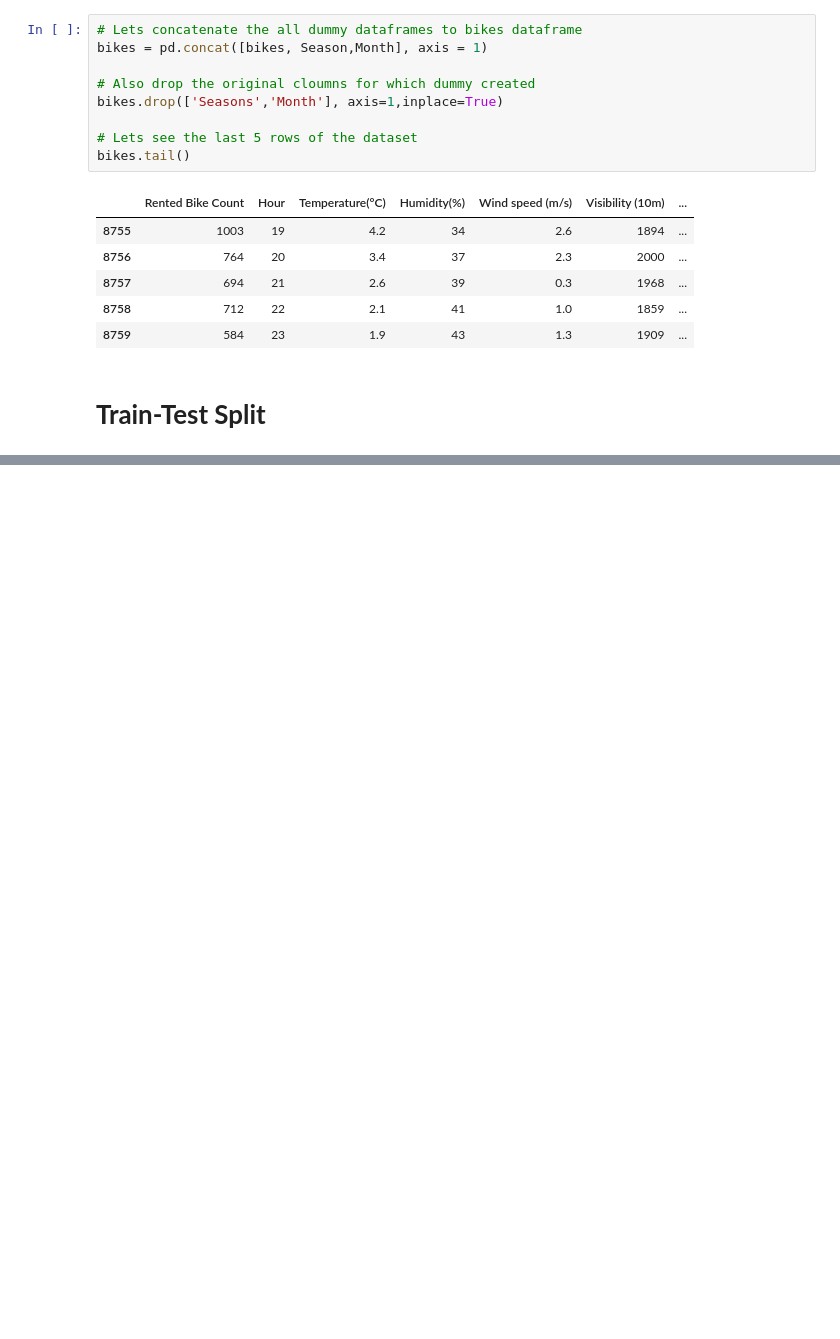
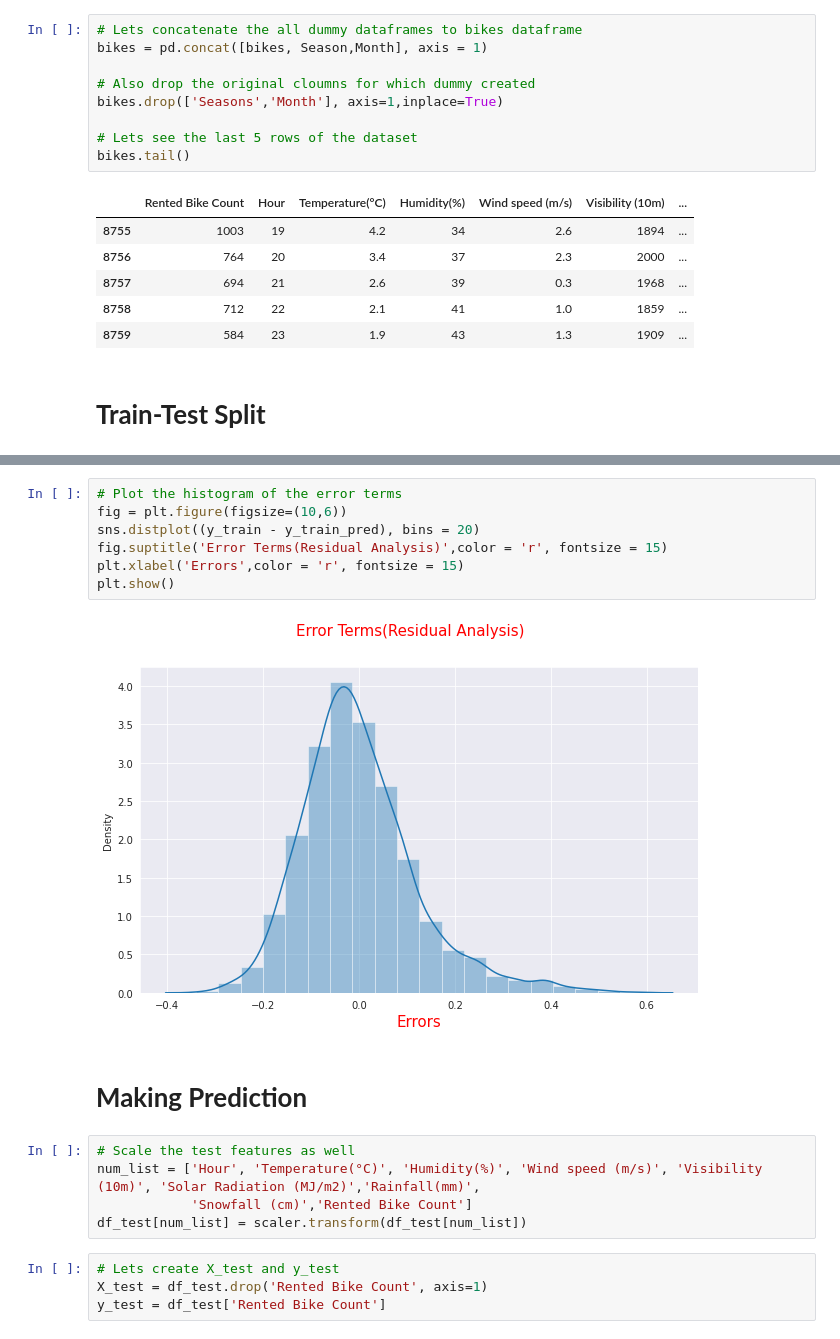
Before and after one commit to Ramesh9394/Portfolio_DS, a Jupyter notebook: Bike_Sharing_Demand_Prediction_Capstone_Project.ipynb, the cells around one changed output, grey strips where cells are left out. Cells and saved outputs as stored; diff of their text form; blank space fills up the shorter version.

```diff
--- a/Bike_Sharing_Demand_Prediction_Capstone_Project.ipynb
+++ b/Bike_Sharing_Demand_Prediction_Capstone_Project.ipynb
@@ -432,0 +634,20 @@ bikes.tail()
+# %%
+# Plot the histogram of the error terms
+fig = plt.figure(figsize=(10,6))
+sns.distplot((y_train - y_train_pred), bins = 20)
+fig.suptitle('Error Terms(Residual Analysis)',color = 'r', fontsize = 15)
+plt.xlabel('Errors',color = 'r', fontsize = 15)
+plt.show()
+# %% [output]
+[figure, added]
+# %% [markdown]
+# **Making Prediction**
+# %%
+# Scale the test features as well
+num_list = ['Hour', 'Temperature(°C)', 'Humidity(%)', 'Wind speed (m/s)', 'Visibility (10m)', 'Solar Radiation (MJ/m2)','Rainfall(mm)',
+            'Snowfall (cm)','Rented Bike Count']
+df_test[num_list] = scaler.transform(df_test[num_list])
+# %%
+# Lets create X_test and y_test
+X_test = df_test.drop('Rented Bike Count', axis=1)
+y_test = df_test['Rented Bike Count']
```
Also changed, not shown: parts of 28 cells of this notebook.
